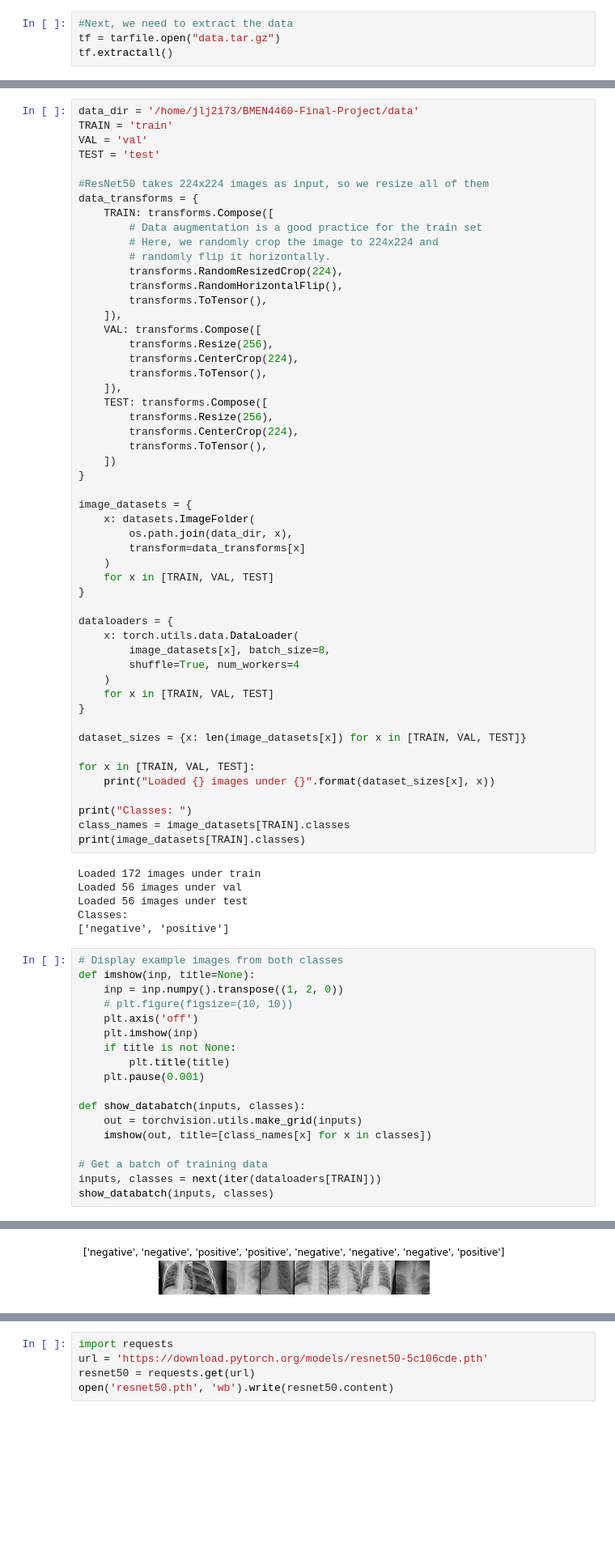
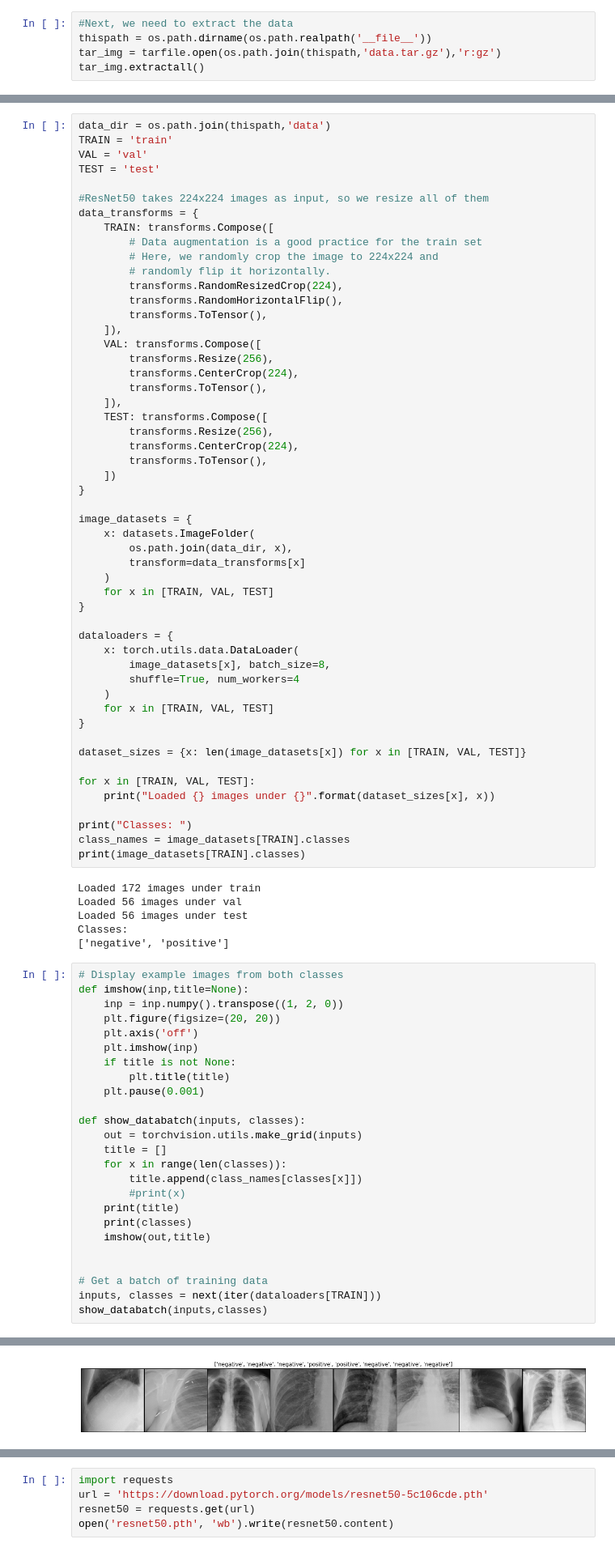
Before and after one commit to na2730/BMEN4460-Final-Project-, a Jupyter notebook: ResNet50Classifier.ipynb, the cells around one changed output, grey strips where cells are left out. Shown at 81% size. Cells and saved outputs as stored; diff of their text form; blank space fills up the shorter version.

```diff
--- a/ResNet50Classifier.ipynb
+++ b/ResNet50Classifier.ipynb
@@ -33,14 +33,15 @@ Using CUDA
 The data was already prepared for the VGG covid classifier, thus we only need to unzip the data.tar.gz and extra the necessary files
 # %%
 #Next, we need to extract the data
-tf = tarfile.open("data.tar.gz")
-tf.extractall()
+thispath = os.path.dirname(os.path.realpath('__file__'))
+tar_img = tarfile.open(os.path.join(thispath,'data.tar.gz'),'r:gz')
+tar_img.extractall()
 # %% [markdown]
 Confirm that the data was loaded correctly and load some example images.
 
 At this step in the process, we may wish to increase the amount of data in our training set by performing data augmentation techniques to synthetically create new data from the limited samples available.
 # %%
-data_dir = '/home/jlj2173/BMEN4460-Final-Project/data'
+data_dir = os.path.join(thispath,'data')
 TRAIN = 'train'
 VAL = 'val'
 TEST = 'test'
@@ -99,9 +100,9 @@ Classes:
 ['negative', 'positive']
 # %%
 # Display example images from both classes
-def imshow(inp, title=None):
+def imshow(inp,title=None):
     inp = inp.numpy().transpose((1, 2, 0))
-    # plt.figure(figsize=(10, 10))
+    plt.figure(figsize=(20, 20))
     plt.axis('off')
     plt.imshow(inp)
     if title is not None:
@@ -110,9 +111,16 @@ def imshow(inp, title=None):
 
 def show_databatch(inputs, classes):
     out = torchvision.utils.make_grid(inputs)
-    imshow(out, title=[class_names[x] for x in classes])
+    title = []
+    for x in range(len(classes)):
+        title.append(class_names[classes[x]])
+        #print(x)
+    print(title)
+    print(classes)
+    imshow(out,title)
+
 
 # Get a batch of training data
 inputs, classes = next(iter(dataloaders[TRAIN]))
-show_databatch(inputs, classes)
+show_databatch(inputs,classes)
 # %% [output]
@@ -119,4 +129,4 @@ show_databatch(inputs, classes)
-[figure, old version]
+[figure, new version]
 # %% [markdown]
 # Means for evaluating performance
 
```
Also changed, not shown: parts of 21 cells of this notebook.
